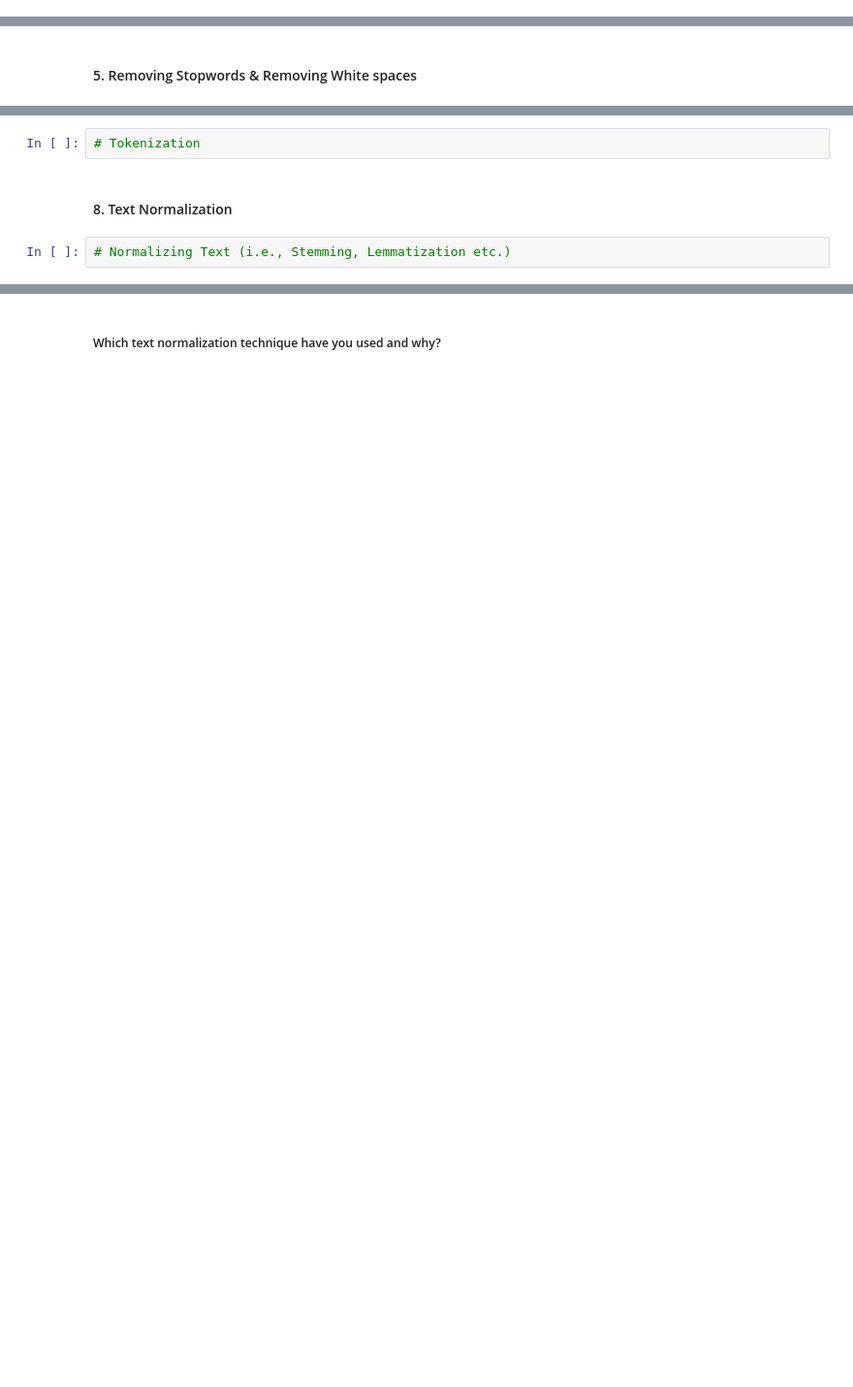
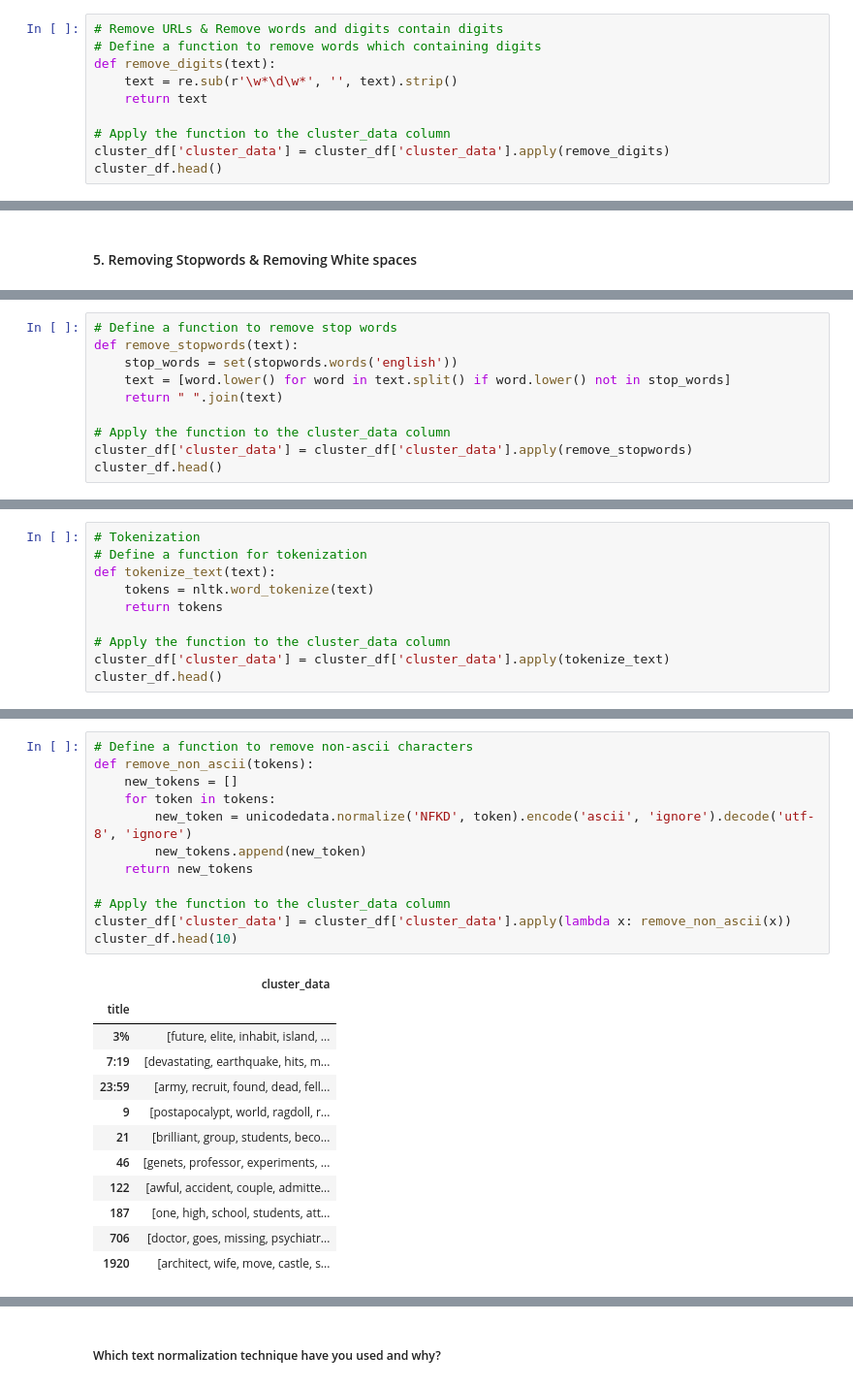
Before and after one commit to HKishanPatel/Netflix-Movies-and-TV-Shows-Clustering, a Jupyter notebook: Netflix_Movies_and_TV_Shows_Clustering.ipynb, the cells around one changed output, grey strips where cells are left out. Shown at 97% size. Saved outputs shown, nothing was run; the diff lists cells and outputs as text; blank space fills up the shorter version.

```diff
--- a/Netflix_Movies_and_TV_Shows_Clustering.ipynb
+++ b/Netflix_Movies_and_TV_Shows_Clustering.ipynb
@@ -1077,0 +1143,10 @@ Answer Here.
+# %%
+# Remove URLs & Remove words and digits contain digits
+# Define a function to remove words which containing digits
+def remove_digits(text):
+    text = re.sub(r'\w*\d\w*', '', text).strip()
+    return text
+
+# Apply the function to the cluster_data column
+cluster_df['cluster_data'] = cluster_df['cluster_data'].apply(remove_digits)
+cluster_df.head()
@@ -1083,0 +1163,10 @@ Answer Here.
+# %%
+# Define a function to remove stop words
+def remove_stopwords(text):
+    stop_words = set(stopwords.words('english'))
+    text = [word.lower() for word in text.split() if word.lower() not in stop_words]
+    return " ".join(text)
+
+# Apply the function to the cluster_data column
+cluster_df['cluster_data'] = cluster_df['cluster_data'].apply(remove_stopwords)
+cluster_df.head()
@@ -1087,0 +1183,10 @@ Answer Here.
+# %%
+# Tokenization
+# Define a function for tokenization
+def tokenize_text(text):
+    tokens = nltk.word_tokenize(text)
+    return tokens
+
+# Apply the function to the cluster_data column
+cluster_df['cluster_data'] = cluster_df['cluster_data'].apply(tokenize_text)
+cluster_df.head()
@@ -1090,6 +1203,25 @@ Answer Here.
-# %%
-# Tokenization
-# %% [markdown]
-#### 8. Text Normalization
-# %%
-# Normalizing Text (i.e., Stemming, Lemmatization etc.)
+# %%
+# Define a function to remove non-ascii characters
+def remove_non_ascii(tokens):
+    new_tokens = []
+    for token in tokens:
+        new_token = unicodedata.normalize('NFKD', token).encode('ascii', 'ignore').decode('utf-8', 'ignore')
+        new_tokens.append(new_token)
+    return new_tokens
+
+# Apply the function to the cluster_data column
+cluster_df['cluster_data'] = cluster_df['cluster_data'].apply(lambda x: remove_non_ascii(x))
+cluster_df.head(10)
+# %% [output]
+|  | cluster_data |
+| title |  |
+| 3% | [future, elite, inhabit, island, ... |
+| 7:19 | [devastating, earthquake, hits, m... |
+| 23:59 | [army, recruit, found, dead, fell... |
+| 9 | [postapocalypt, world, ragdoll, r... |
+| 21 | [brilliant, group, students, beco... |
+| 46 | [genets, professor, experiments, ... |
+| 122 | [awful, accident, couple, admitte... |
+| 187 | [one, high, school, students, att... |
+| 706 | [doctor, goes, missing, psychiatr... |
+| 1920 | [architect, wife, move, castle, s... |
```
Also changed, not shown: parts of 40 cells of this notebook.
